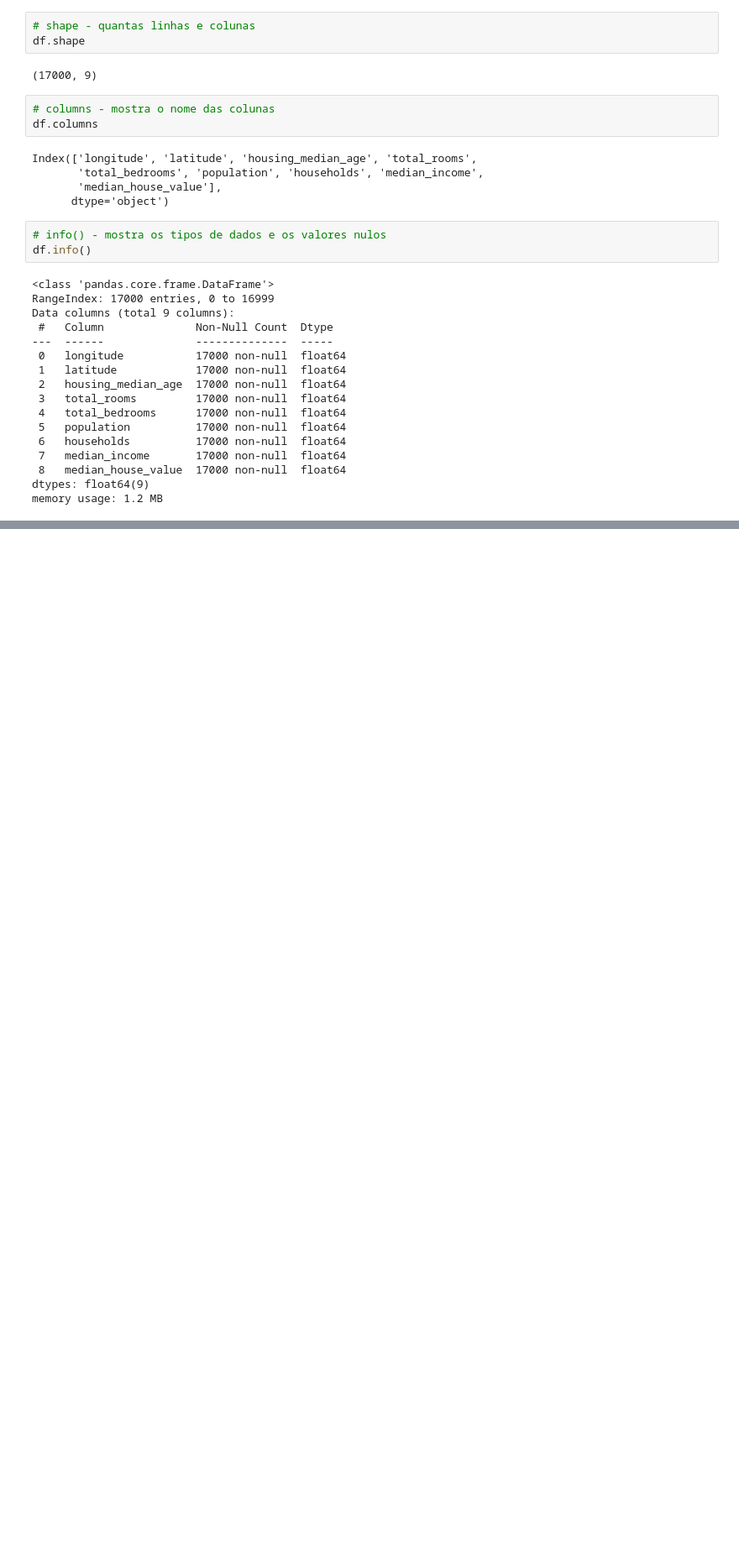
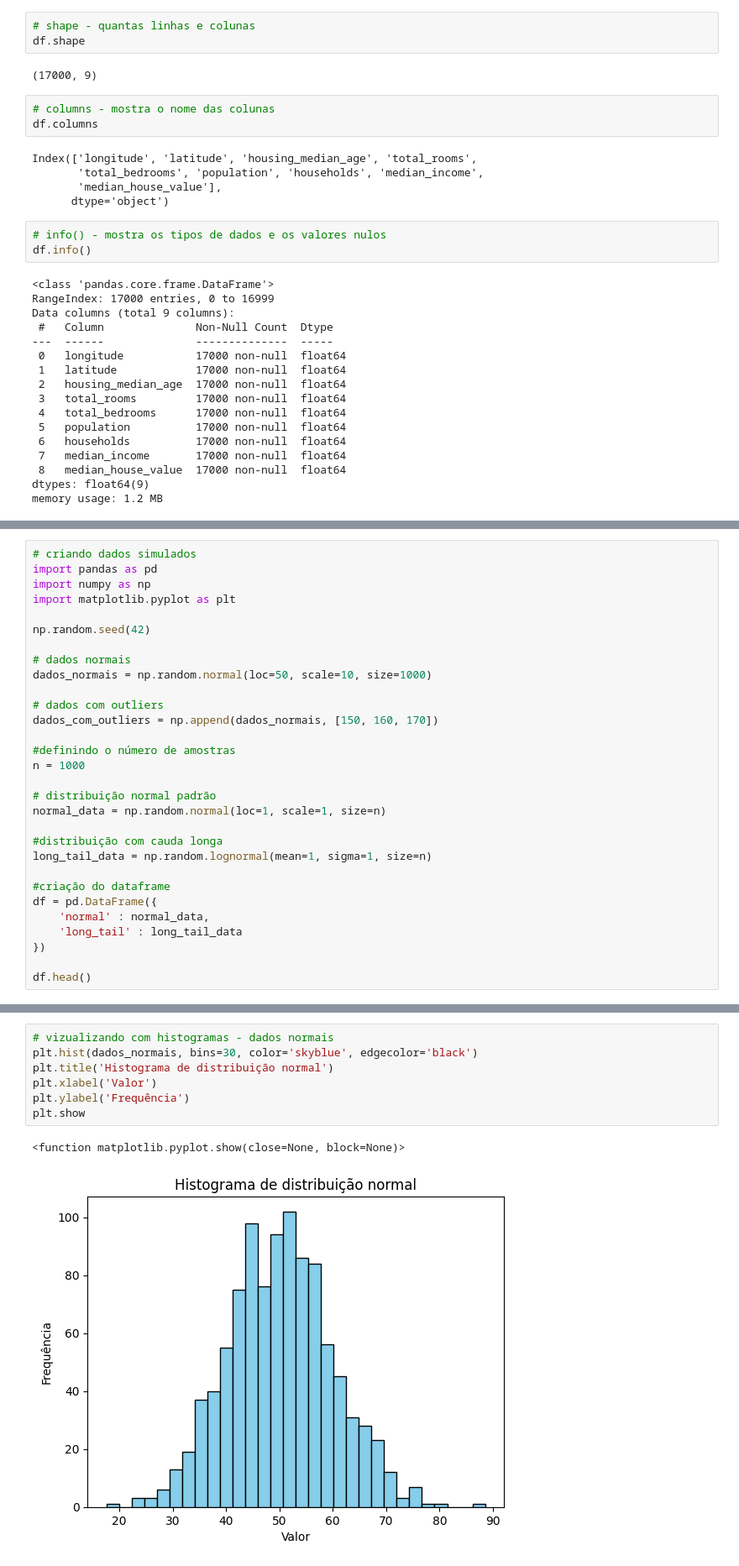
Before and after one commit to JoaoAntoni07/estudo-catijr, a Jupyter notebook: semana-04/semana04_aulas.ipynb, the cells around one changed output, grey strips where cells are left out. Shown at 84% size. Cells and saved outputs as stored; diff of their text form; blank space fills up the shorter version.

```diff
--- a/semana-04/semana04_aulas.ipynb
+++ b/semana-04/semana04_aulas.ipynb
@@ -67,0 +471,30 @@ df.describe()
+# %%
+# criando dados simulados
+import pandas as pd
+import numpy as np
+import matplotlib.pyplot as plt
+
+np.random.seed(42)
+
+# dados normais
+dados_normais = np.random.normal(loc=50, scale=10, size=1000)
+
+# dados com outliers
+dados_com_outliers = np.append(dados_normais, [150, 160, 170])
+
+#definindo o número de amostras
+n = 1000
+
+# distribuição normal padrão
+normal_data = np.random.normal(loc=1, scale=1, size=n)
+
+#distribuição com cauda longa
+long_tail_data = np.random.lognormal(mean=1, sigma=1, size=n)
+
+#criação do dataframe
+df = pd.DataFrame({
+    'normal' : normal_data,
+    'long_tail' : long_tail_data
+})
+
+df.head()
@@ -67,0 +508,10 @@ df.describe()
+# %%
+# vizualizando com histogramas - dados normais
+plt.hist(dados_normais, bins=30, color='skyblue', edgecolor='black')
+plt.title('Histograma de distribuição normal')
+plt.xlabel('Valor')
+plt.ylabel('Frequência')
+plt.show
+# %% [output]
+<function matplotlib.pyplot.show(close=None, block=None)>
+[figure, added]
```
Also changed, not shown: parts of 63 cells of this notebook.
